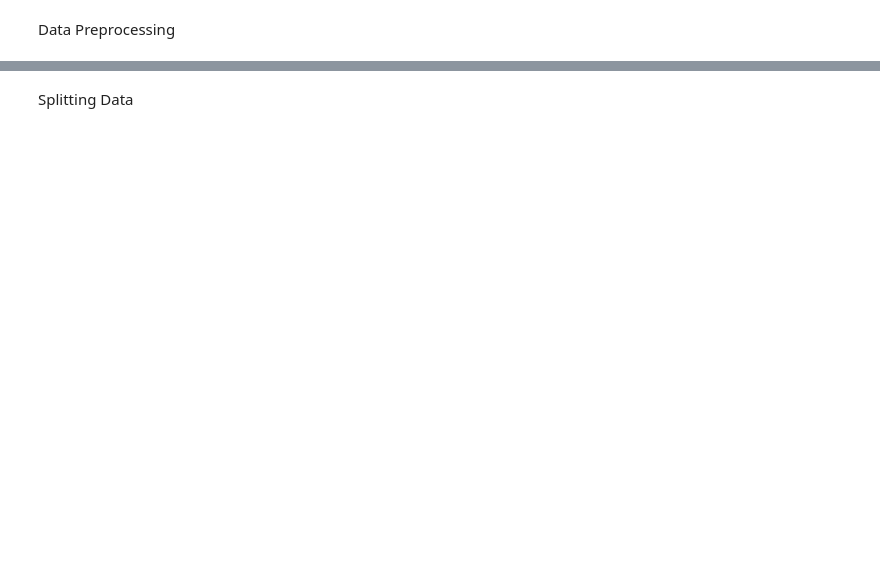
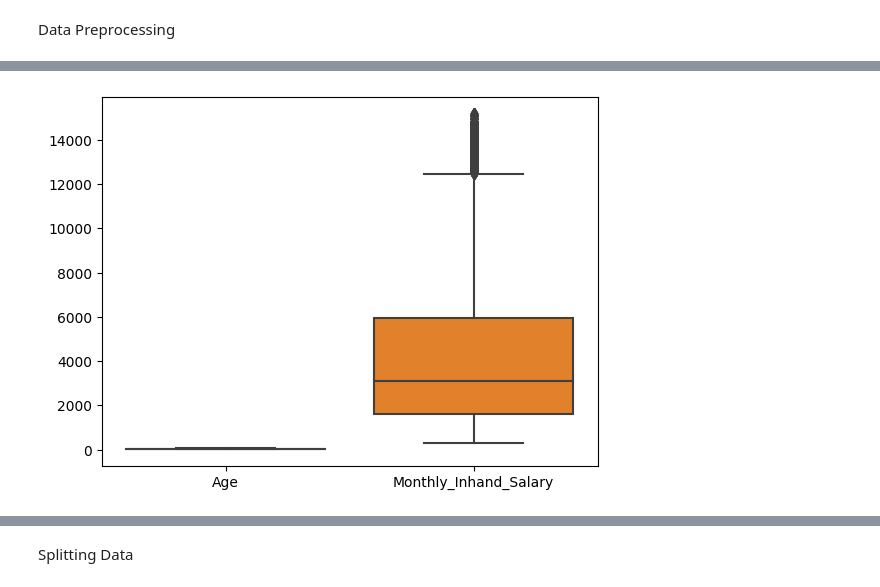
Before and after one commit to Jagadeesh7569/Credit-Risk-Assessment, a Jupyter notebook: credit_risk_assessment.ipynb, the cells around one changed output, grey strips where cells are left out. Cells and saved outputs as stored; diff of their text form; code cells hidden in the pictures; blank space fills up the shorter version.

Commit message:
Did data cleaning, data preprocessing, feature engineering, and trained SVC to get 70.0 accuracy, created base model for work.

```diff
--- a/credit_risk_assessment.ipynb
+++ b/credit_risk_assessment.ipynb
@@ -50,0 +449,7 @@ df.head()
+# %%
+for column in df.columns:
+    unique_values = df[column].unique()
+    print(f'Column: {column}')
+    print(unique_values)
+    print(len(unique_values))
+    print('----------------------')
@@ -50,0 +553,5 @@ df.head()
+# %%
+sns.boxplot(data=df[['Age', 'Monthly_Inhand_Salary']])
+plt.show()
+# %% [output]
+[figure, added]
```
Also changed, not shown: parts of 55 cells of this notebook, 1 other file.
